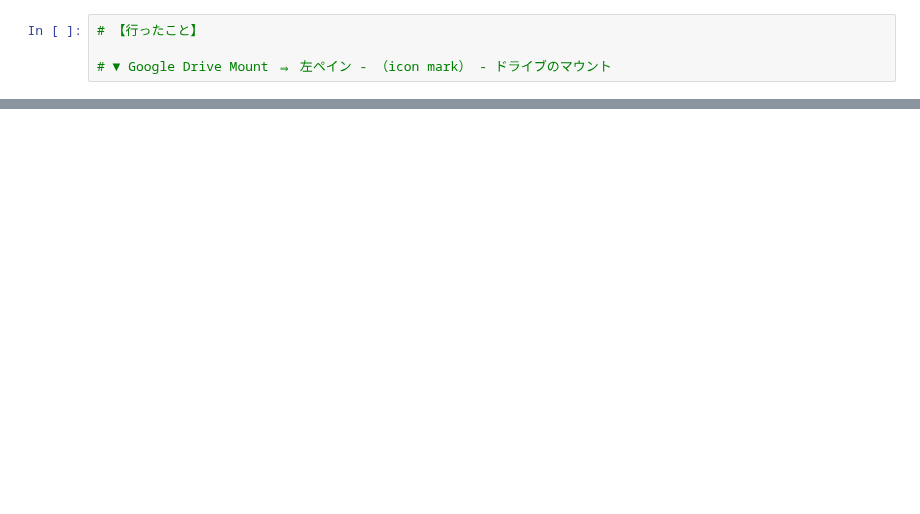
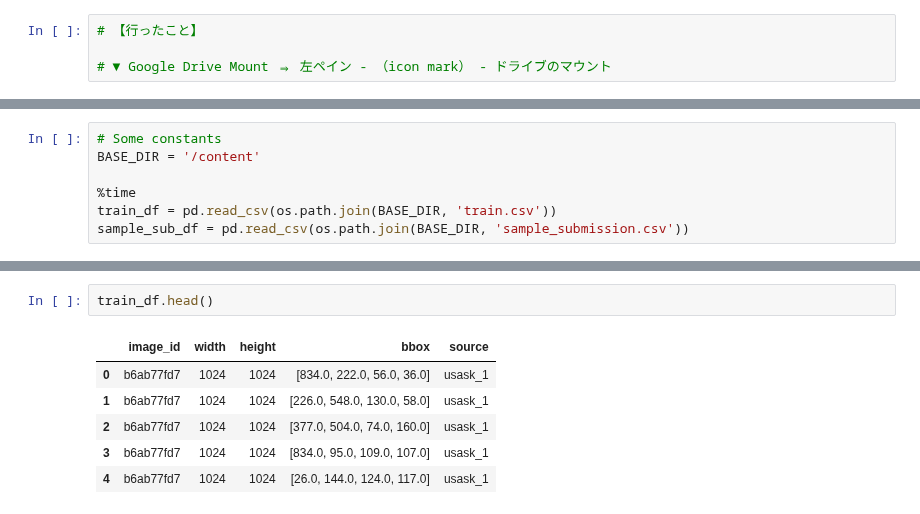
Before and after one commit to Tom-Lennox/Kaggle, a Jupyter notebook: global_wheat_detection_20200629.ipynb, the cells around one changed output, grey strips where cells are left out. Saved outputs shown, nothing was run; the diff lists cells and outputs as text; blank space fills up the shorter version.

```diff
--- a/global_wheat_detection_20200629.ipynb
+++ b/global_wheat_detection_20200629.ipynb
@@ -185,0 +126,7 @@ logging.getLogger("my_pac.mod01").addHandler(console)
+# %%
+# Some constants
+BASE_DIR = '/content'
+
+%time
+train_df = pd.read_csv(os.path.join(BASE_DIR, 'train.csv'))
+sample_sub_df = pd.read_csv(os.path.join(BASE_DIR, 'sample_submission.csv'))
@@ -185,0 +136,9 @@ logging.getLogger("my_pac.mod01").addHandler(console)
+# %%
+train_df.head()
+# %% [output]
+|  | image_id | width | height | bbox | source |
+| 0 | b6ab77fd7 | 1024 | 1024 | [834.0, 222.0, 56.0, 36.0] | usask_1 |
+| 1 | b6ab77fd7 | 1024 | 1024 | [226.0, 548.0, 130.0, 58.0] | usask_1 |
+| 2 | b6ab77fd7 | 1024 | 1024 | [377.0, 504.0, 74.0, 160.0] | usask_1 |
+| 3 | b6ab77fd7 | 1024 | 1024 | [834.0, 95.0, 109.0, 107.0] | usask_1 |
+| 4 | b6ab77fd7 | 1024 | 1024 | [26.0, 144.0, 124.0, 117.0] | usask_1 |
```
Also changed, not shown: parts of 10 cells of this notebook.
